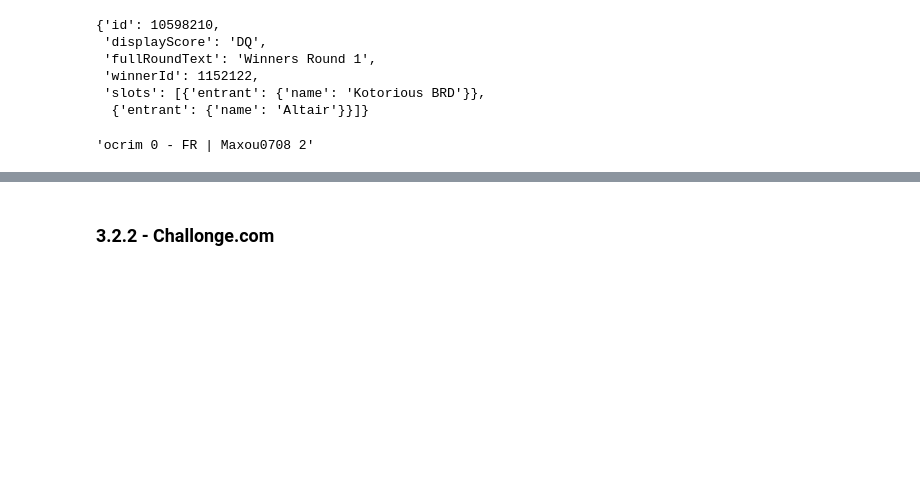
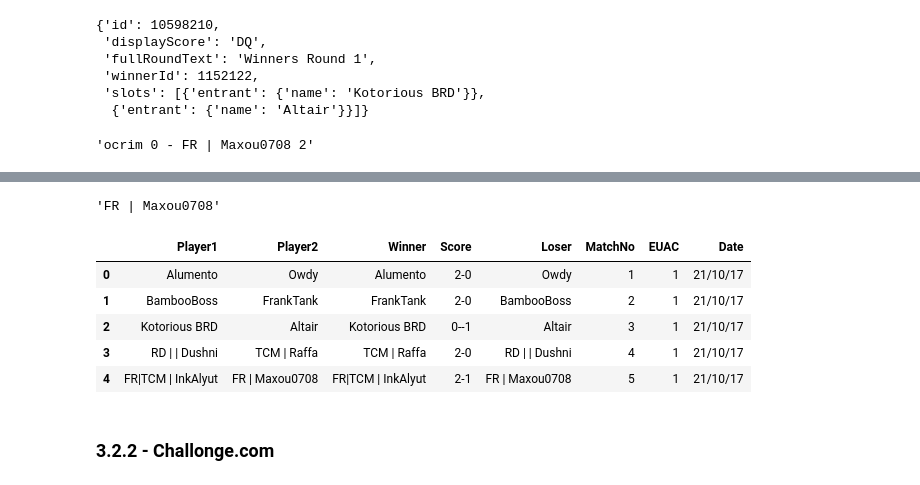
Before and after one commit to DarrenCCT/Tournament-Analysis, a Jupyter notebook: EUAC - Data Collection.ipynb, the cells around one changed output, grey strips where cells are left out. Drawn from its saved outputs; the diff is of its cells as text; code cells hidden in the pictures; blank space fills up the shorter version.

Commit message:
Add files via upload
Finished gathering all data on EUAC #1 from Start.gg

```diff
--- a/EUAC - Data Collection.ipynb
+++ b/EUAC - Data Collection.ipynb
@@ -469,0 +412,4 @@ score
+# %%
+retrieve_player(playerdf, 1152276)
+# %% [output]
+'FR | Maxou0708'
@@ -472,8 +465,18 @@ df = pd.DataFrame({
     "Player1": player1Array,
     "Player2": player2Array,
     "Winner": winnerArray,
+    "Score": scoreArray,
     "Loser": loserArray,
     "MatchNo": matchArray,
     "EUAC": 1,
     "Date": date
 })
+# %%
+df.head()
+# %% [output]
+|  | Player1 | Player2 | Winner | Score | Loser | MatchNo | EUAC | Date |
+| 0 | Alumento | Owdy | Alumento | 2-0 | Owdy | 1 | 1 | 21/10/17 |
+| 1 | BambooBoss | FrankTank | FrankTank | 2-0 | BambooBoss | 2 | 1 | 21/10/17 |
+| 2 | Kotorious BRD | Altair | Kotorious BRD | 0--1 | Altair | 3 | 1 | 21/10/17 |
+| 3 | RD | | Dushni | TCM | Raffa | TCM | Raffa | 2-0 | RD | | Dushni | 4 | 1 | 21/10/17 |
+| 4 | FR|TCM | InkAlyut | FR | Maxou0708 | FR|TCM | InkAlyut | 2-1 | FR | Maxou0708 | 5 | 1 | 21/10/17 |
```
Also changed, not shown: parts of 21 cells of this notebook.
